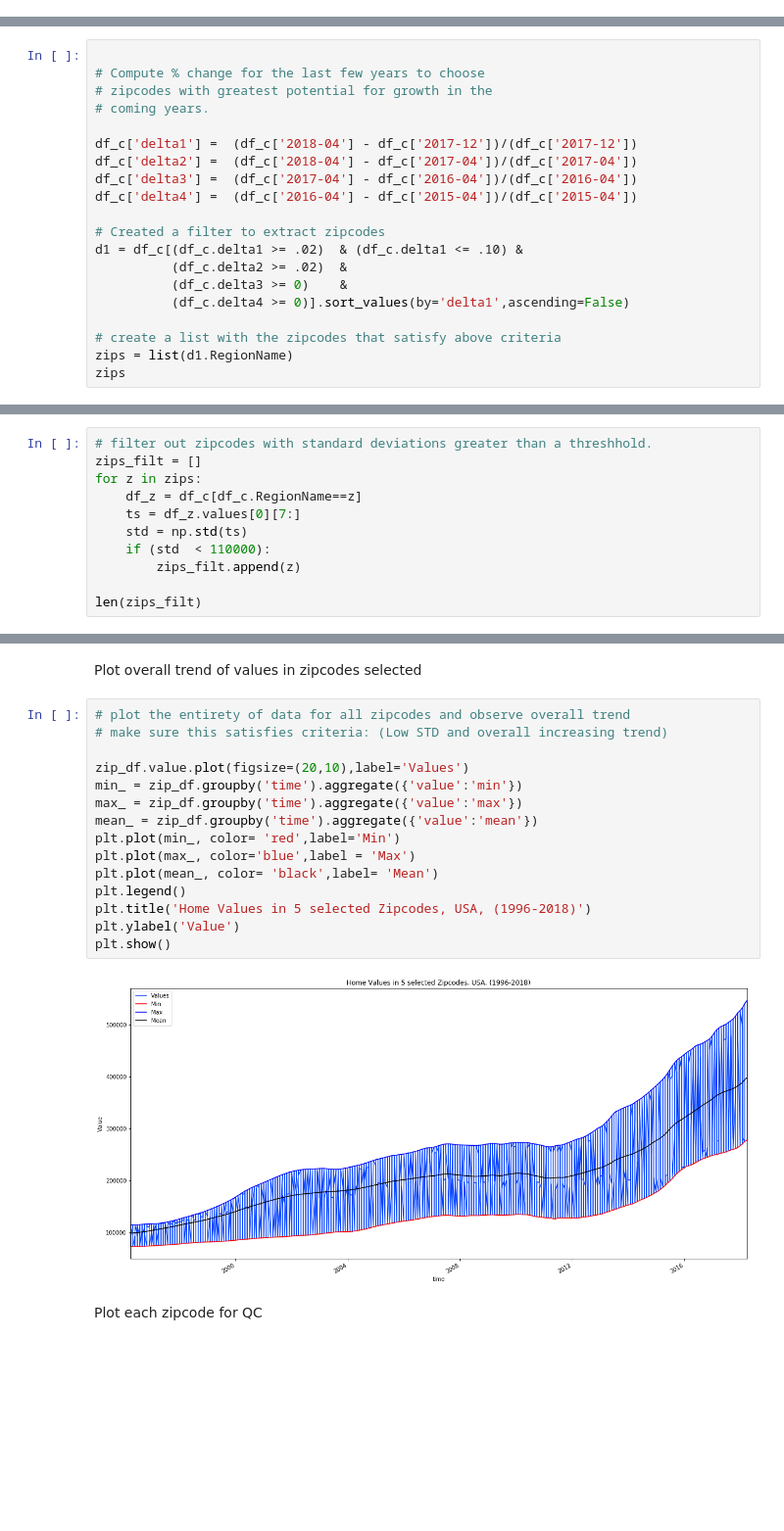
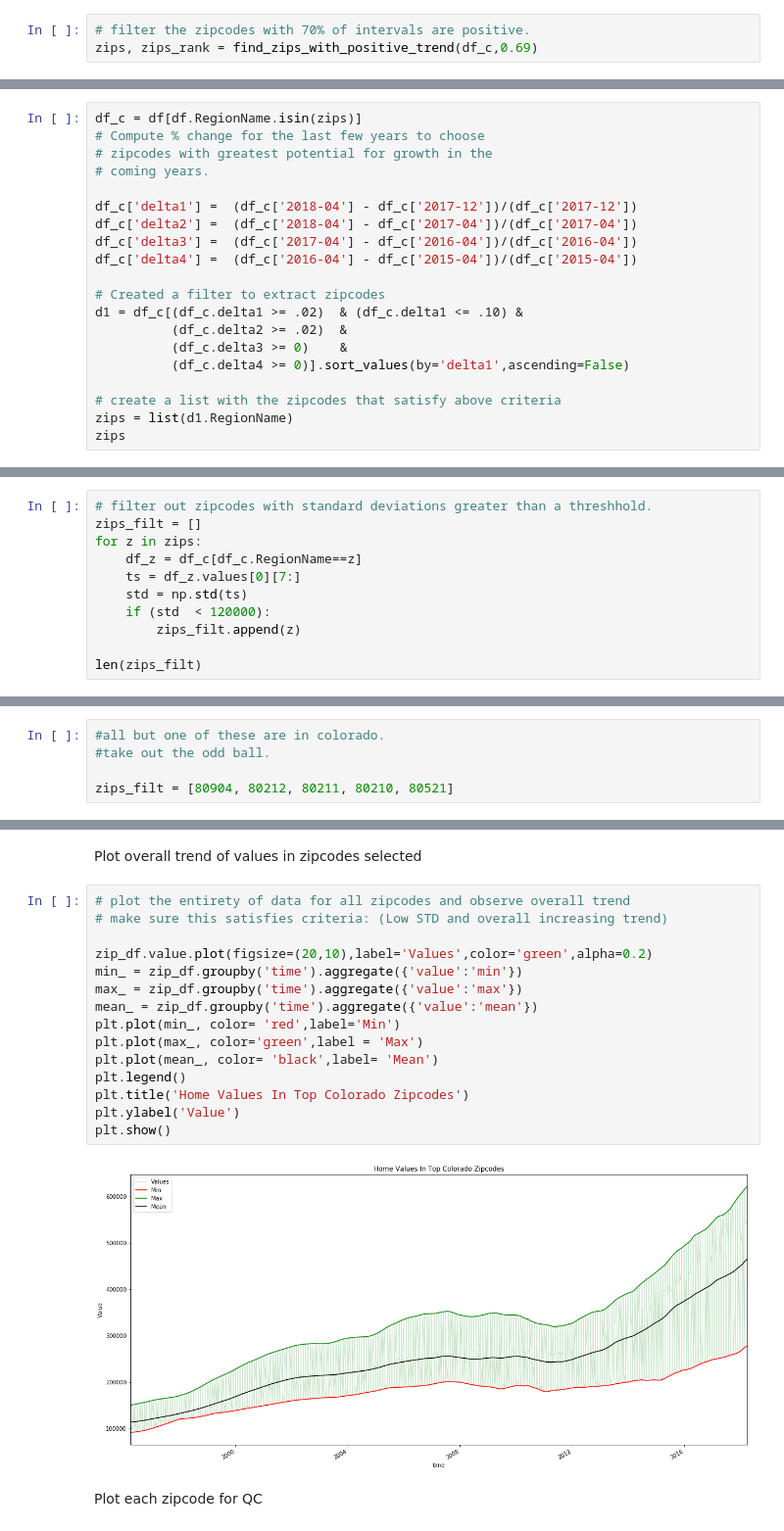
Before and after one commit to tinaprisma/dsc-mod-4-project-online-ds-sp-000, a Jupyter notebook: mod_4_starter_notebook.ipynb, the cells around one changed output, grey strips where cells are left out. Shown at 98% size. Saved outputs shown, nothing was run; the diff lists cells and outputs as text; blank space fills up the shorter version.

```diff
--- a/mod_4_starter_notebook.ipynb
+++ b/mod_4_starter_notebook.ipynb
@@ -152,0 +139,3 @@ df_c
+# %%
+# filter the zipcodes with 70% of intervals are positive.
+zips, zips_rank = find_zips_with_positive_trend(df_c,0.69)
@@ -154,7 +165,7 @@ df_c
 ## 2nd Step for Zipcode Selection:
 ### Find zipcodes where value has been increasing the last few years in a concave up fashion
 # %%
-
+df_c = df[df.RegionName.isin(zips)]
 # Compute % change for the last few years to choose
 # zipcodes with greatest potential for growth in the
 # coming years.
@@ -185,7 +196,7 @@ for z in zips:
     df_z = df_c[df_c.RegionName==z]
     ts = df_z.values[0][7:]
     std = np.std(ts)
-    if (std  < 110000):
+    if (std  < 120000):
         zips_filt.append(z)
 
 len(zips_filt)
@@ -194,3 +209,8 @@ len(zips_filt)
+# %%
+#all but one of these are in colorado.
+#take out the odd ball.
+
+zips_filt = [80904, 80212, 80211, 80210, 80521]
 # %% [markdown]
 # Optimize data format for analysis
 # %%
@@ -224,19 +248,19 @@ Plot overall trend of values in zipcodes selected
 # %%
 # plot the entirety of data for all zipcodes and observe overall trend
 # make sure this satisfies criteria: (Low STD and overall increasing trend)
 
-zip_df.value.plot(figsize=(20,10),label='Values')
+zip_df.value.plot(figsize=(20,10),label='Values',color='green',alpha=0.2)
 min_ = zip_df.groupby('time').aggregate({'value':'min'})
 max_ = zip_df.groupby('time').aggregate({'value':'max'})
 mean_ = zip_df.groupby('time').aggregate({'value':'mean'})
 plt.plot(min_, color= 'red',label='Min')
-plt.plot(max_, color='blue',label = 'Max')
+plt.plot(max_, color='green',label = 'Max')
 plt.plot(mean_, color= 'black',label= 'Mean')
 plt.legend()
-plt.title('Home Values in 5 selected Zipcodes, USA, (1996-2018)')
+plt.title('Home Values In Top Colorado Zipcodes')
 plt.ylabel('Value')
 plt.show()
 # %% [output]
-[figure, old version]
+[figure, new version]
 # %% [markdown]
 Plot each zipcode for QC
```
Also changed, not shown: parts of 24 cells of this notebook.
